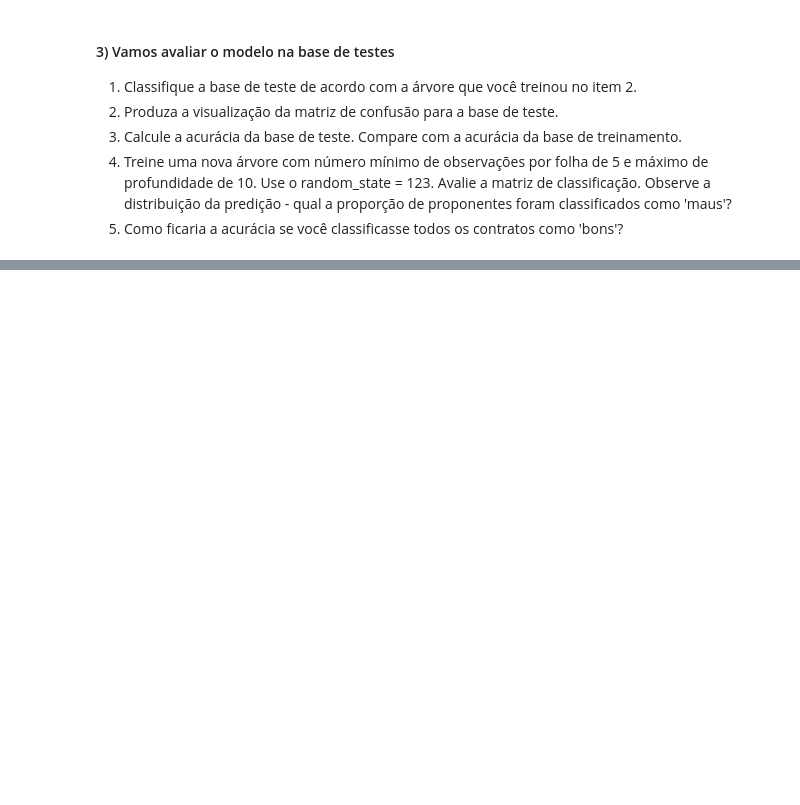
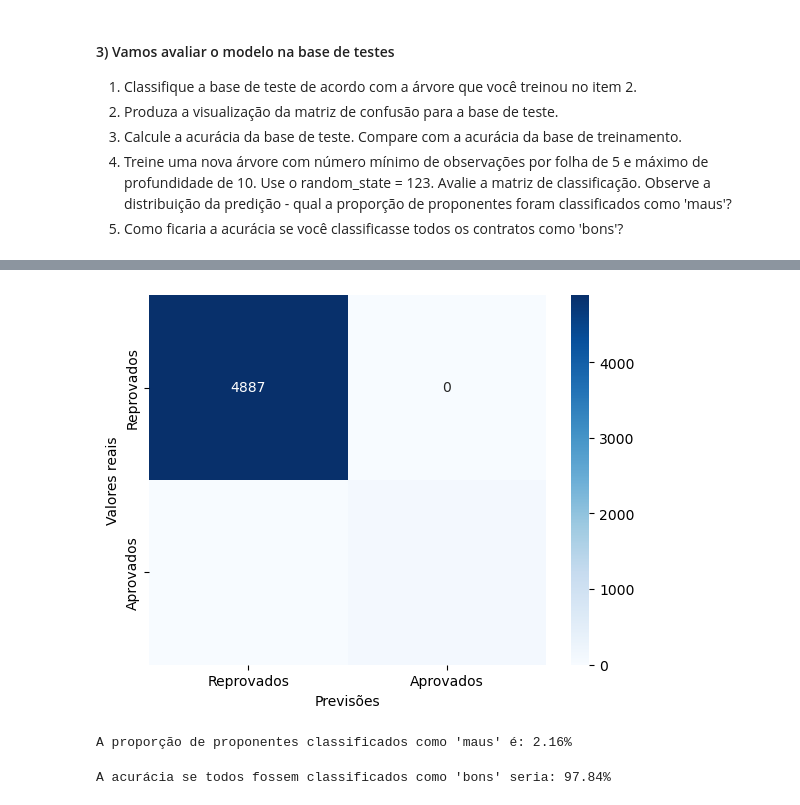
Before and after one commit to MacielGithub/Exercicios_EBAC, a Jupyter notebook: M7_E2.ipynb, the cells around one changed output, grey strips where cells are left out. Drawn from its saved outputs; the diff is of its cells as text; code cells hidden in the pictures; blank space fills up the shorter version.

```diff
--- a/M7_E2.ipynb
+++ b/M7_E2.ipynb
@@ -67,0 +121,33 @@ Reshape your data either using array.reshape(-1, 1) if your data has a single fe
+# %%
+# 4
+# Novo modelo com restrições
+modelo_ajustado = DecisionTreeClassifier(min_samples_leaf=5, max_depth=10, random_state=123)
+modelo_ajustado.fit(X_train, y_train)
+
+# Previsões com o novo modelo
+previsoes_ajustado = modelo_ajustado.predict(X_val)
+
+# Matriz de confusão com o novo modelo
+matriz_confusao_ajustado = confusion_matrix(y_val, previsoes_ajustado)
+
+# Visualização da matriz de confusão
+sns.heatmap(matriz_confusao_ajustado, annot=True, fmt='d', cmap='Blues', xticklabels=["Reprovados", "Aprovados"], yticklabels=["Reprovados", "Aprovados"])
+plt.xlabel('Previsões')
+plt.ylabel('Valores reais')
+plt.show()
+
+# Qual a proporção de prooponentes que foram classificados como "mau"
+proporcao_maus = np.mean(previsoes_ajustado == 1)  # 1 = True (mau)
+print(f"A proporção de proponentes classificados como 'maus' é: {proporcao_maus*100:.2f}%")
+# %% [output]
+[figure, added]
+A proporção de proponentes classificados como 'maus' é: 2.16%
+# %%
+# Simular classificação de todos como 'bons' (0)
+previsoes_bons = np.zeros_like(previsoes_teste)
+
+# Calcular a acurácia para essa classificação
+acuracia_bons = accuracy_score(y_val, previsoes_bons)
+print(f"A acurácia se todos fossem classificados como 'bons' seria: {acuracia_bons*100:.2f}%")
+# %% [output]
+A acurácia se todos fossem classificados como 'bons' seria: 97.84%
```
Also changed, not shown: parts of 7 cells of this notebook.
